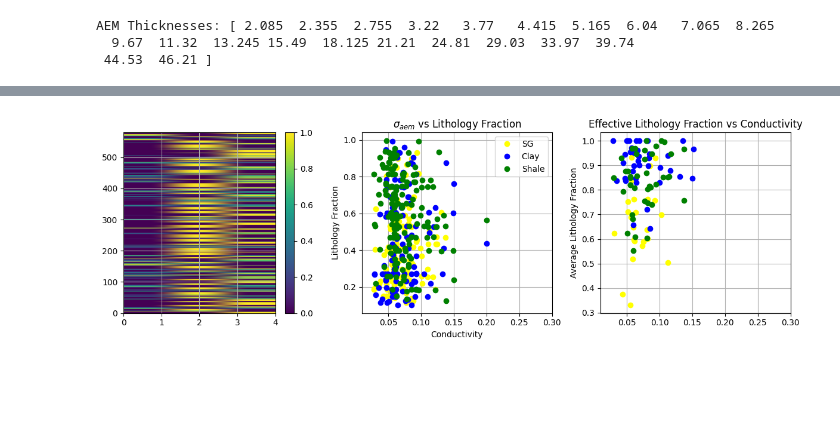
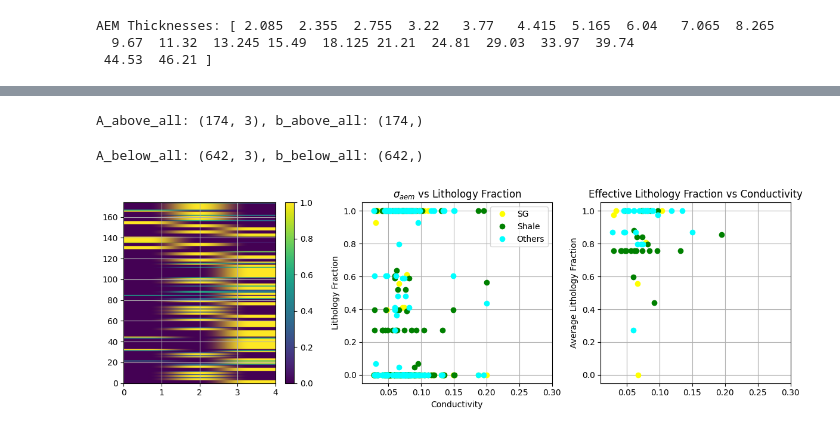
Before and after one commit to emgeolab/alberta_atem, a Jupyter notebook: notebooks/well_analysis.ipynb, the cells around one changed output, grey strips where cells are left out. Cells and saved outputs as stored; diff of their text form; code cells hidden in the pictures; blank space fills up the shorter version.

```diff
--- a/notebooks/well_analysis.ipynb
+++ b/notebooks/well_analysis.ipynb
@@ -23,7 +30,7 @@ from scipy.spatial import cKDTree
 ## Data path setting
 # %%
 # Well Data directory.
-well_data_dir: str = Path("../data//well")
+well_data_dir: str = Path("data//well")
 # Shape file location.
 water_well_shp = well_data_dir / "WaterWell_HQ_LAS/Shapefile/WWLAS_CLC_HQ.shp"
 print(water_well_shp)
@@ -683,7 +851,7 @@ def load_well_las(well_name: str, well_type: str):
 # %%
 # ATEM inversion data
 atem_data_dir: str = Path(
-    "../outputs/merged_inversion_results/merged_iteration_14_resistivity_wide-1.csv"
+    "outputs/merged_inversion_results/merged_iteration_14_resistivity_wide-1.csv"
 )
 
 atem_df = pd.read_csv(atem_data_dir)
@@ -766,7 +934,7 @@ def interpolate_to_map(values):
 # %% [markdown]
 ## DOI
 # %%
-doi_data = np.loadtxt("../outputs/sharp/doi_depth.txt", dtype=float, delimiter="\t")
+doi_data = np.loadtxt("outputs/sharp/doi_depth.txt", dtype=float, delimiter="\t")
 doi_df = pd.DataFrame(
     doi_data, columns=["x_wgs84", "y_wgs84", "doi_depth", "doi_index"]
 )
@@ -1242,6 +1455,12 @@ for idx in candidate_indices:
 # %%
-A_all = np.vstack(A_joint)
-b_all = np.concatenate(b_joint)
-A_avg = np.vstack(A_avg)
-b_avg = np.vstack(b_avg)
+A_above_all = np.vstack(A_above_joint)
+b_above_all = np.concatenate(b_above_joint)
+A_below_all = np.vstack(A_below_joint)
+b_below_all = np.concatenate(b_below_joint)
+
+print(f"A_above_all: {A_above_all.shape}, b_above_all: {b_above_all.shape}")
+print(f"A_below_all: {A_below_all.shape}, b_below_all: {b_below_all.shape}")
+# %% [output]
+A_above_all: (174, 3), b_above_all: (174,)
+A_below_all: (642, 3), b_below_all: (642,)
 # %%
@@ -1249,49 +1468,49 @@ mask = (A_all > 1e-1) & (A_all < 1)
 # %%
 plt.figure(figsize=(12, 4))
 plt.subplot(1, 3, 1)
-plt.imshow(A_all, aspect="auto", cmap="viridis", extent=[0, 4, 0, A_all.shape[0]])
+plt.imshow(A_above_all, aspect="auto", cmap="viridis", extent=[0, 4, 0, A_above_all.shape[0]])
 plt.colorbar()
 plt.grid()
 plt.subplot(1, 3, 2)
 plt.plot(
-    (b_all[mask[:, 0]]),
-    A_all[:, 0][mask[:, 0]],
+    (b_above_all),
+    A_above_all[:, 0],
     "o",
     label="SG",
     color=allocate_color("sg"),
 )
 plt.plot(
-    (b_all[mask[:, 1]]),
-    A_all[:, 1][mask[:, 1]],
-    "o",
-    label="Clay",
-    color=allocate_color("clay"),
-)
-plt.plot(
-    (b_all[mask[:, 2]]),
-    A_all[:, 2][mask[:, 2]],
+    (b_above_all),
+    A_above_all[:, 1],
     "o",
     label="Shale",
     color=allocate_color("shale"),
+)
+plt.plot(
+    (b_above_all),
+    A_above_all[:, 2],
+    "o",
+    label="Others",
+    color=allocate_color("others"),
 )
 # plt.xscale('log')
 plt.xlim(1e-2, 3e-1)
 plt.ylabel("Lithology Fraction")
 plt.xlabel("Conductivity")
 plt.title(r"$\sigma_{aem}$ vs Lithology Fraction")
 plt.legend()
 plt.grid()
 
 plt.subplot(1, 3, 3)
 # plt.xscale('log')
 plt.xlim(1e-2, 3e-1)
-plt.plot(b_avg[:,0], A_avg[:, 0], "o", color=allocate_color("sg"), label="SG")
-plt.plot(b_avg[:,1], A_avg[:, 1], "o", color=allocate_color("clay"), label="Clay")
-plt.plot(b_avg[:,2], A_avg[:, 2], "o", color=allocate_color("shale"), label="Shale")
+plt.plot(b_above_avg[:, 0], A_above_avg[:, 0], "o", color=allocate_color("sg"), label="SG")
+plt.plot(b_above_avg[:, 1], A_above_avg[:, 1], "o", color=allocate_color("shale"), label="Shale")
+plt.plot(b_above_avg[:, 2], A_above_avg[:, 2], "o", color=allocate_color("others"), label="Others")
 plt.ylabel("Average Lithology Fraction")
 plt.title("Effective Lithology Fraction vs Conductivity")
 plt.grid()
 plt.tight_layout()
 plt.show()
 # %% [output]
-[figure, old version]
+[figure, new version]
```
Also changed, not shown: parts of 29 cells of this notebook, 8 other files.
